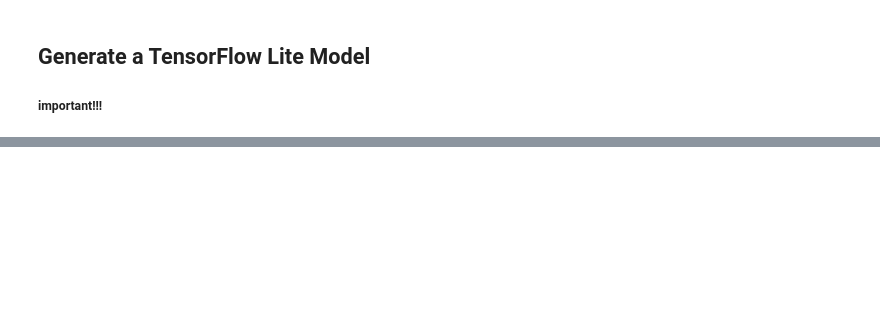
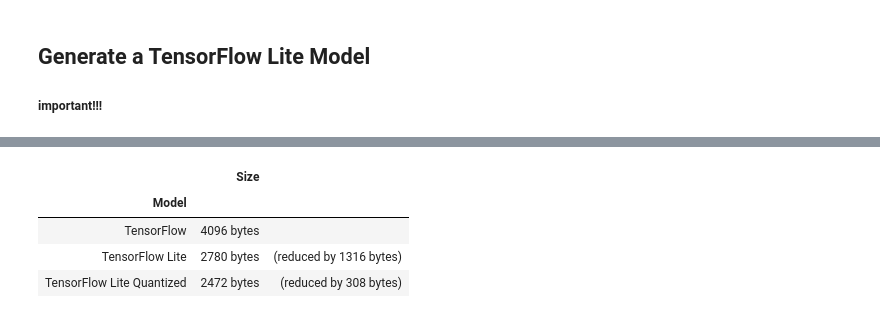
Before and after one commit to phoenixmy/Dive-into-DL-PyTorch, a Jupyter notebook: code/TinyML/C04 - HelloWorld.ipynb, the cells around one changed output, grey strips where cells are left out. Cells and saved outputs as stored; diff of their text form; code cells hidden in the pictures; blank space fills up the shorter version.

```diff
--- a/code/TinyML/C04 - HelloWorld.ipynb
+++ b/code/TinyML/C04 - HelloWorld.ipynb
@@ -399,0 +508,18 @@ plt.show()
+# %%
+# Calculate size
+size_tf = os.path.getsize(MODEL_TF)
+size_no_quant_tflite = os.path.getsize(MODEL_NO_QUANT_TFLITE)
+size_tflite = os.path.getsize(MODEL_TFLITE)
+
+# Compare size
+pd.DataFrame.from_records(
+    [["TensorFlow", f"{size_tf} bytes", ""],
+     ["TensorFlow Lite", f"{size_no_quant_tflite} bytes ", f"(reduced by {size_tf - size_no_quant_tflite} bytes)"],
+     ["TensorFlow Lite Quantized", f"{size_tflite} bytes", f"(reduced by {size_no_quant_tflite - size_tflite} bytes)"]],
+     columns = ["Model", "Size", ""], index="Model")
+# %% [output]
+|  | Size |  |
+| Model |  |  |
+| TensorFlow | 4096 bytes |  |
+| TensorFlow Lite | 2780 bytes | (reduced by 1316 bytes) |
+| TensorFlow Lite Quantized | 2472 bytes | (reduced by 308 bytes) |
```
Also changed, not shown: parts of 12 cells of this notebook, 9 other files.
